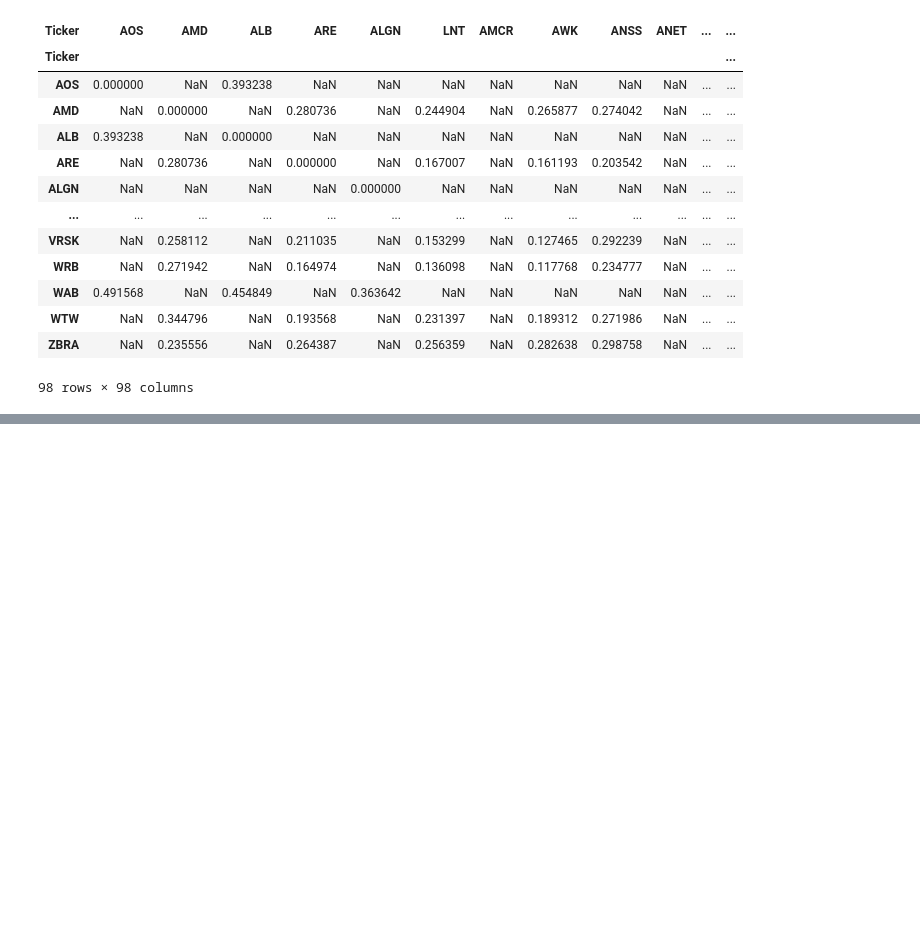
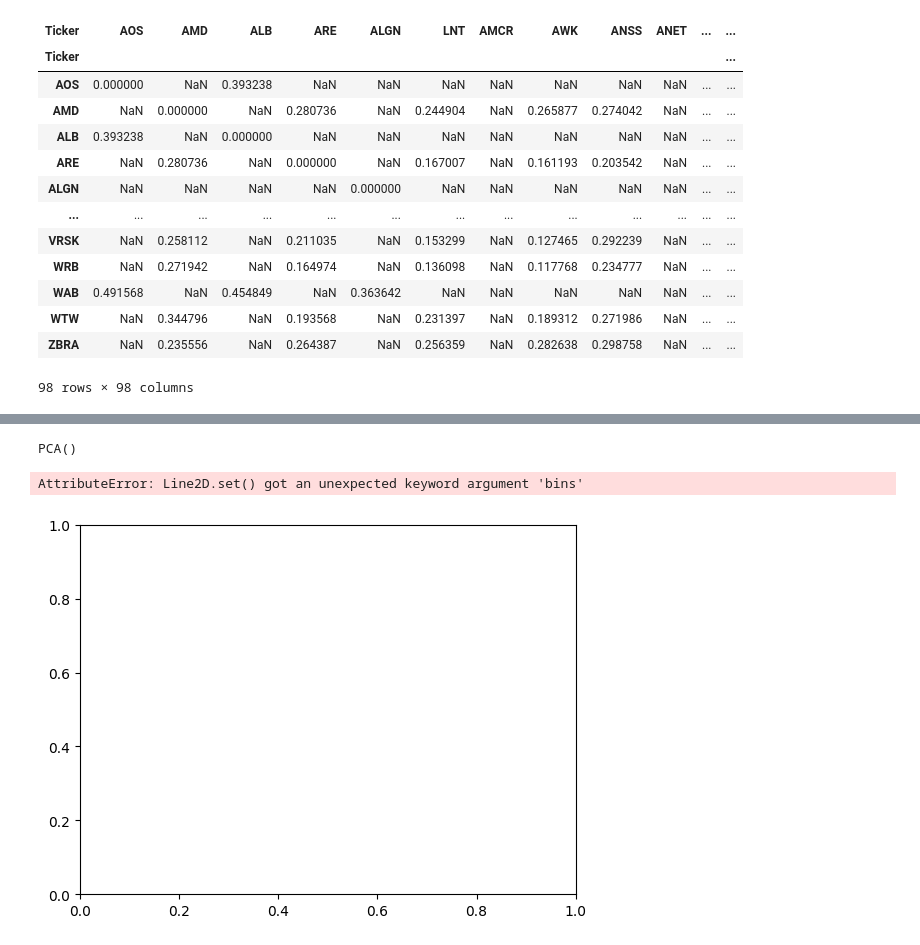
Before and after one commit to Antoinebattini/Pair_trading, a Jupyter notebook: Labo.ipynb, the cells around one changed output, grey strips where cells are left out. Cells and saved outputs as stored; diff of their text form; code cells hidden in the pictures; blank space fills up the shorter version.

Commit message:
Try to de noise the matrice for better computation of the correlation and of the differentes metrics

```diff
--- a/Labo.ipynb
+++ b/Labo.ipynb
@@ -959,0 +1041,10 @@ fig.show()
+# %%
+q = raw_dataframe.shape[1]/raw_dataframe.shape[0]
+data = raw_dataframe.copy()
+data = np.log(data/data.shift(1))
+data = data.apply(lambda x: x-x.mean())
+data = data.iloc[1:,:]
+sigma = data.std().mean()
+# %%
+correlation_matrix = data.corr()
+correlation_matrix
@@ -959,0 +1066,6 @@ fig.show()
+# %%
+from sklearn.decomposition import PCA
+pca = PCA()
+pca.fit(correlation_matrix)
+# %% [output]
+PCA()
@@ -959,0 +1082,5 @@ fig.show()
+# %%
+plt.plot(pca.explained_variance_ratio_,bins=156)
+# %% [output]
+AttributeError: Line2D.set() got an unexpected keyword argument 'bins'
+[figure, added]
```
Also changed, not shown: parts of 5 cells of this notebook, 1 other file.
